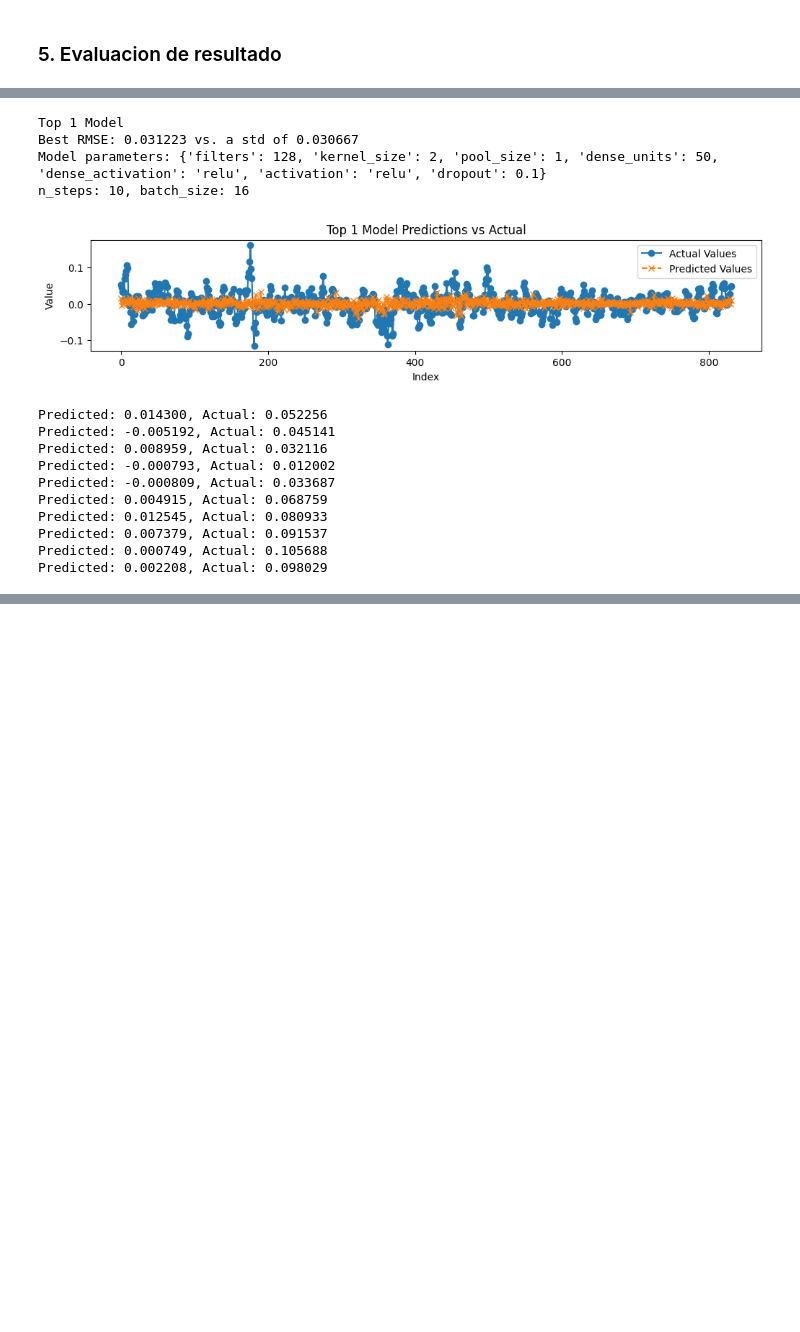
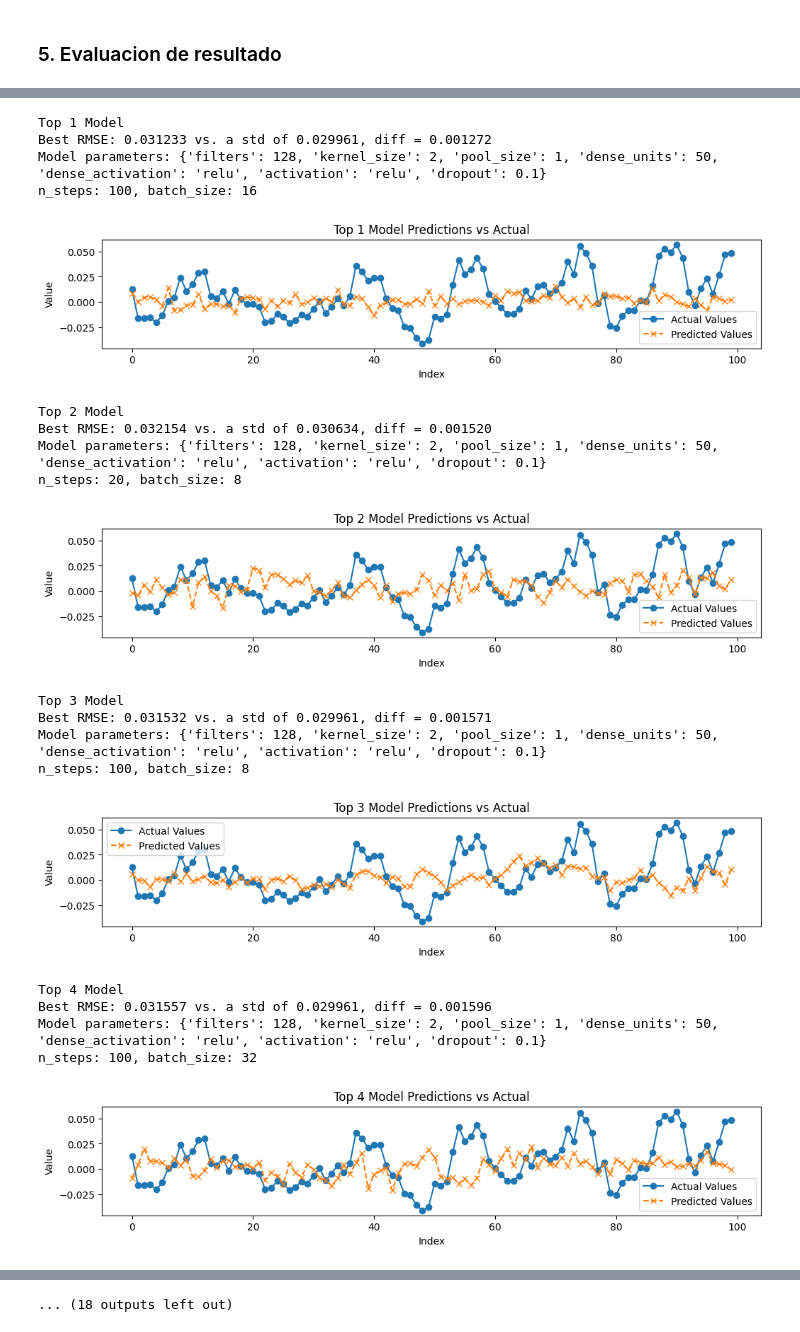
Before and after one commit to f8ac/entrenamiento, a Jupyter notebook: cnn_v2.ipynb, the cells around one changed output, grey strips where cells are left out. Saved outputs shown, nothing was run; the diff lists cells and outputs as text; code cells hidden in the pictures; blank space fills up the shorter version.

```diff
--- a/cnn_v2.ipynb
+++ b/cnn_v2.ipynb
@@ -72,7 +81,7 @@ def build_model(input_shape, md_prm: dict):
 def train_model(model, X_train, y_train, epochs, batch_size, verbose):
     early_stopping = EarlyStopping(
         monitor             ='val_rmse',
-        patience            =20,
+        patience            =15,
         verbose             =1,
         restore_best_weights=True
     )
@@ -147,8 +157,10 @@ def plot_predictions(y_true, y_pred, title="Prediction vs Actual Data"):
 # %%
 # n_steps_options     = [25, 50, 100, 150, 200]
 # batch_size_options  = [32, 64, 128, 256]
-n_steps_options     = [10]
-batch_size_options  = [16]
+n_steps_options = [10, 20, 30, 50, 100]
+batch_size_options = [8, 16, 32]
+# n_steps_options     = [15]
+# batch_size_options  = [16]
 epochs_options      = [100]
 
 filters_options     = [128]
@@ -180,7 +192,6 @@ def run_model_iterations():
         try:
             # Carga de datos
             df = load_data("./input/copper_log_returns_5d_final.csv")
-
             print(f"\n{i}) Testing with n_steps={n_steps}, batch_size={batch_size}, epochs={epochs}, filters={filters}")
 
             # Preparación de los datos
@@ -189,15 +200,12 @@ def run_model_iterations():
             # print(f"X_train shape: {X_train.shape}, X_test shape: {X_test.shape}, y_train shape: {y_train.shape}, y_test shape: {y_test.shape}")
 
             # show a sample of X_train
-            print(f"X_train[1]: {X_train[1]}")
-            print("X_train[1] shape: ", X_train[1].shape)
-
-            print("X_train[2]: ", X_train[2])
-            print("X_train[2] shape: ", X_train[2].shape)
-
+            # print(f"X_train[1]: {X_train[1]}")
+            # print("X_train[1] shape: ", X_train[1].shape)
+            # print("X_train[2]: ", X_train[2])
+            # print("X_train[2] shape: ", X_train[2].shape)
             # print("X_train",X_train)
             # print("X_train shape: ", X_train.shape)
-
 
             # Configuración de parámetros del modelo
             model_params = {
@@ -212,15 +220,16 @@ def run_model_iterations():
 
             # Construcción y entrenamiento del modelo
             model   = build_model(X_train.shape[1:], model_params)
-
-            history = train_model(model, X_train, y_train, epochs=epochs, batch_size=batch_size, verbose=1)
+            print(model.summary())
+            history = train_model(model, X_train, y_train, epochs=epochs, batch_size=batch_size, verbose=0)
 
             # Evaluación del modelo
             y_pred  = model.predict(X_test)
+            # y_pred *= -1
             rmse_ob = sqrt(mean_squared_error(y_test, y_pred))
             std_dev = y_test.std()
 
-            # Calcular la diferencia absoluta
+            # diferencia entre rmse y desvstd
             difference = rmse_ob - std_dev
 
             # Guardar y ordenar resultados basados en la diferencia absoluta
@@ -236,12 +245,11 @@ def run_model_iterations():
                 'actuals'   : y_test
             }
             top_results.append(result)
-            top_results = sorted(top_results, key=lambda x: x['difference'])[:5]
+            top_results = sorted(top_results, key=lambda x: x['difference'])#[:5]
 
             print(f"\n{i}) RMSE: {rmse_ob:.6f}, Std Dev: {std_dev:.6f}, Difference: {difference:.6f}")
             print(f"Tested with n_steps={n_steps}, batch_size={batch_size}, epochs={epochs}, filters={filters}")
             print(f"Model params: {model_params}")
-
 
         except Exception as e:
             print(f"An error occurred: {e}. Skipping this combination.")
@@ -271,38 +314,45 @@ Model params: {'filters': 128, 'kernel_size': 2, 'pool_size': 1, 'dense_units':
 # %%
 for i, result in enumerate(top_3_results, 1):
     rmse            = result['rmse']
     model_params    = result['params']
     history         = result['history']
     batch_size      = result['batch_size']
     n_steps         = result['n_steps']
     y_test          = result['actuals']
     y_pred          = result['predictions']
+    diff = result['difference']
 
     print(f"\nTop {i} Model")
-    print(f"Best RMSE: {rmse:.6f} vs. a std of {y_test.std():.6f}")
+    print(f"Best RMSE: {rmse:.6f} vs. a std of {y_test.std():.6f}, diff = {diff:.6f}")
     print(f"Model parameters: {model_params}")
     print(f"n_steps: {n_steps}, batch_size: {batch_size}")
 
     # plot_history(history)
 
-    plot_predictions(y_test, y_pred, title=f"Top {i} Model Predictions vs Actual")
+    plot_predictions(y_test, y_pred, 100, title=f"Top {i} Model Predictions vs Actual")
+    # plot_predictions(y_test, y_pred*-1, 100, title=f"Top {i} Model Predictions vs Actual")
 
     # print the values of predictions and actuals one next to the other(only the first 10)
-    for pred, actual in zip(y_pred[:10], y_test[:10]):
-        print(f"Predicted: {pred[0]:.6f}, Actual: {actual:.6f}")
+    # for pred, actual in zip(y_pred[:10], y_test[:10]):
+    #     print(f"Predicted: {pred[0]:.6f}, Actual: {actual:.6f}")
 # %% [output]
 Top 1 Model
-Best RMSE: 0.031223 vs. a std of 0.030667
+Best RMSE: 0.031233 vs. a std of 0.029961, diff = 0.001272
 Model parameters: {'filters': 128, 'kernel_size': 2, 'pool_size': 1, 'dense_units': 50, 'dense_activation': 'relu', 'activation': 'relu', 'dropout': 0.1}
-n_steps: 10, batch_size: 16
+n_steps: 100, batch_size: 16
-[figure, old version]
+[figure, new version]
-Predicted: 0.014300, Actual: 0.052256
-Predicted: -0.005192, Actual: 0.045141
-Predicted: 0.008959, Actual: 0.032116
-Predicted: -0.000793, Actual: 0.012002
-Predicted: -0.000809, Actual: 0.033687
-Predicted: 0.004915, Actual: 0.068759
-Predicted: 0.012545, Actual: 0.080933
-Predicted: 0.007379, Actual: 0.091537
-Predicted: 0.000749, Actual: 0.105688
-Predicted: 0.002208, Actual: 0.098029
+Top 2 Model
+Best RMSE: 0.032154 vs. a std of 0.030634, diff = 0.001520
+Model parameters: {'filters': 128, 'kernel_size': 2, 'pool_size': 1, 'dense_units': 50, 'dense_activation': 'relu', 'activation': 'relu', 'dropout': 0.1}
+n_steps: 20, batch_size: 8
+[figure, added]
+Top 3 Model
+Best RMSE: 0.031532 vs. a std of 0.029961, diff = 0.001571
+Model parameters: {'filters': 128, 'kernel_size': 2, 'pool_size': 1, 'dense_units': 50, 'dense_activation': 'relu', 'activation': 'relu', 'dropout': 0.1}
+n_steps: 100, batch_size: 8
+[figure, added]
+Top 4 Model
+Best RMSE: 0.031557 vs. a std of 0.029961, diff = 0.001596
+Model parameters: {'filters': 128, 'kernel_size': 2, 'pool_size': 1, 'dense_units': 50, 'dense_activation': 'relu', 'activation': 'relu', 'dropout': 0.1}
+n_steps: 100, batch_size: 32
+[figure, added]
@@ -308,0 +369 @@ Predicted: 0.002208, Actual: 0.098029
+... (18 outputs left out)
```
Also changed, not shown: parts of 10 cells of this notebook.
